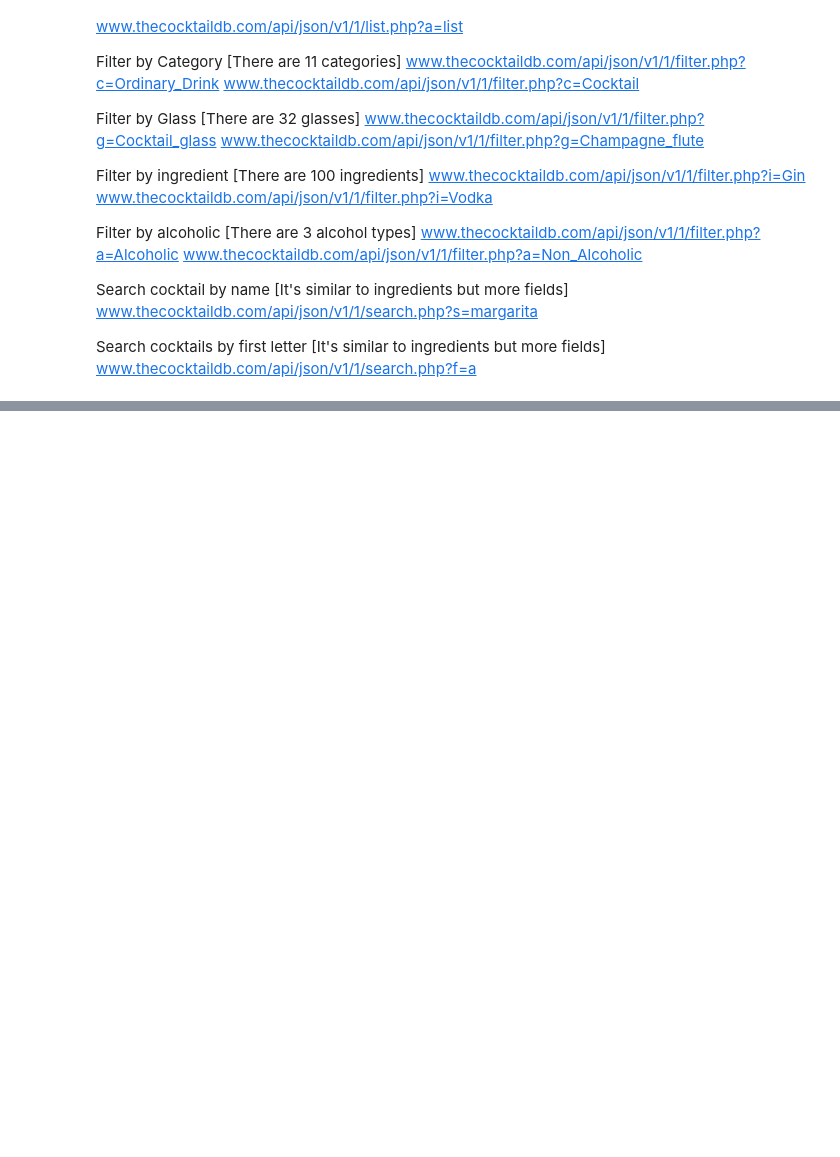
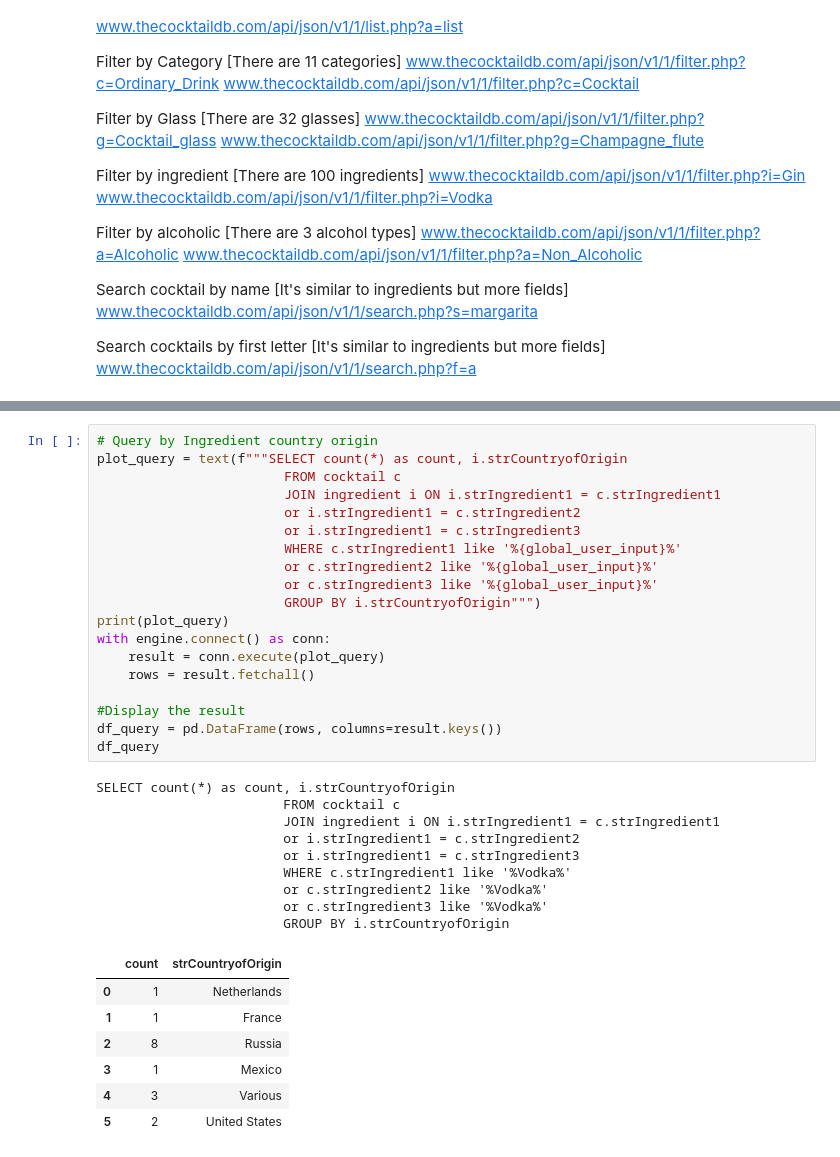
Before and after one commit to mmoran90/ADS507, a Jupyter notebook: alc.ipynb, the cells around one changed output, grey strips where cells are left out. Drawn from its saved outputs; the diff is of its cells as text; blank space fills up the shorter version.

```diff
--- a/alc.ipynb
+++ b/alc.ipynb
@@ -322,0 +362,36 @@ plt.show()
+# %%
+# Query by Ingredient country origin
+plot_query = text(f"""SELECT count(*) as count, i.strCountryofOrigin
+                        FROM cocktail c
+                        JOIN ingredient i ON i.strIngredient1 = c.strIngredient1
+                        or i.strIngredient1 = c.strIngredient2
+                        or i.strIngredient1 = c.strIngredient3
+                        WHERE c.strIngredient1 like '%{global_user_input}%'
+                        or c.strIngredient2 like '%{global_user_input}%'
+                        or c.strIngredient3 like '%{global_user_input}%'
+                        GROUP BY i.strCountryofOrigin""")
+print(plot_query)
+with engine.connect() as conn:
+    result = conn.execute(plot_query)
+    rows = result.fetchall()
+
+#Display the result
+df_query = pd.DataFrame(rows, columns=result.keys())
+df_query
+# %% [output]
+SELECT count(*) as count, i.strCountryofOrigin
+                        FROM cocktail c
+                        JOIN ingredient i ON i.strIngredient1 = c.strIngredient1
+                        or i.strIngredient1 = c.strIngredient2
+                        or i.strIngredient1 = c.strIngredient3
+                        WHERE c.strIngredient1 like '%Vodka%'
+                        or c.strIngredient2 like '%Vodka%'
+                        or c.strIngredient3 like '%Vodka%'
+                        GROUP BY i.strCountryofOrigin
+|  | count | strCountryofOrigin |
+| 0 | 1 | Netherlands |
+| 1 | 1 | France |
+| 2 | 8 | Russia |
+| 3 | 1 | Mexico |
+| 4 | 3 | Various |
+| 5 | 2 | United States |
```
Also changed, not shown: parts of 14 cells of this notebook, 5 other files.
